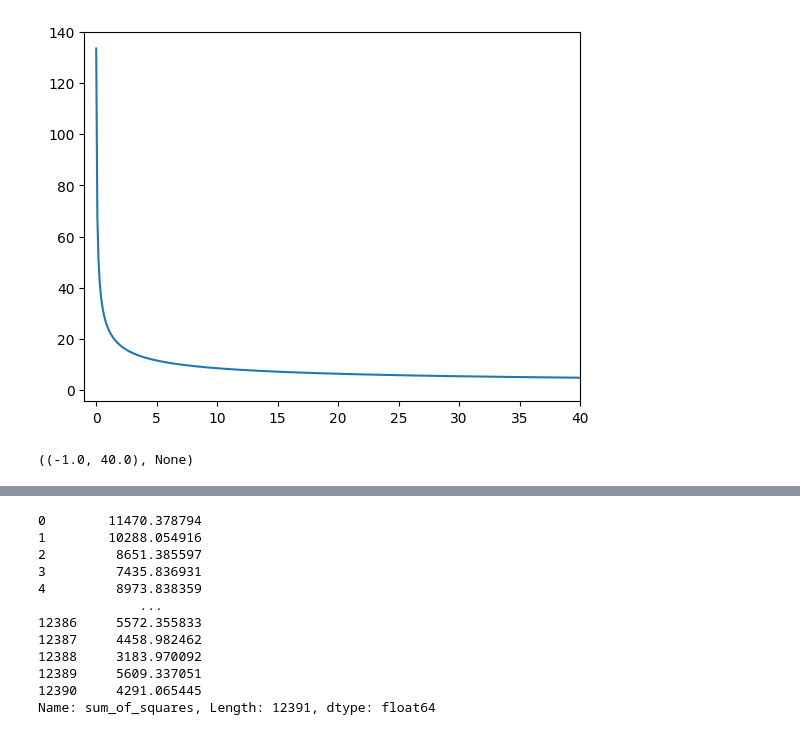
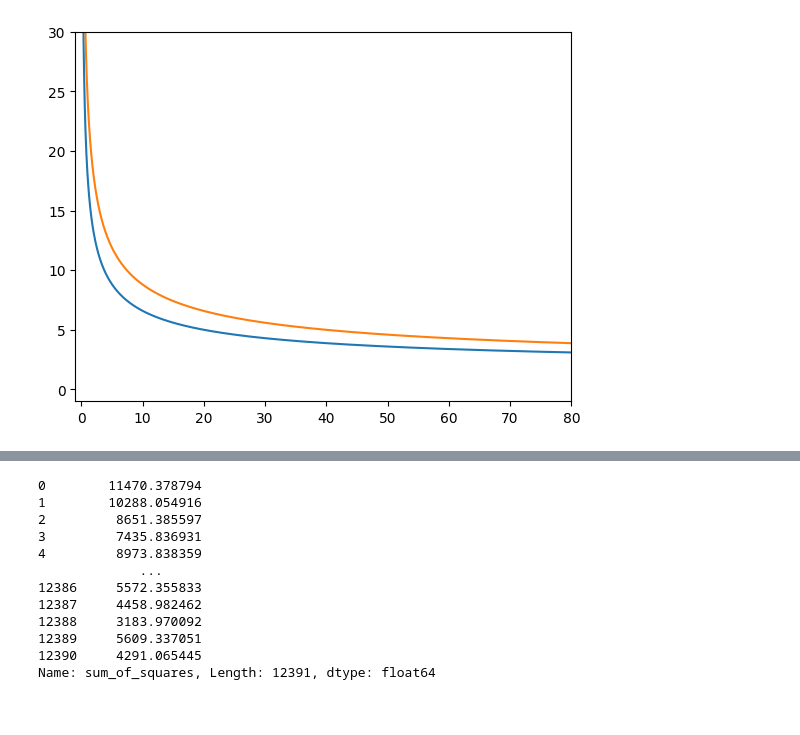
Before and after one commit to mohummudh/proton-deuteron, a Jupyter notebook: notebooks/chi2.ipynb, the cells around one changed output, grey strips where cells are left out. Cells and saved outputs as stored; diff of their text form; code cells hidden in the pictures.

```diff
--- a/notebooks/chi2.ipynb
+++ b/notebooks/chi2.ipynb
@@ -31,3 +29,10 @@ resrange = resrange*1.9
+# %%
+D_BETHE = '/Users/user/data/research/proton-deuteron/deuteron.txt'
+
+d_bethe = np.loadtxt(D_BETHE)
+dresrange = d_bethe[:, 0]
+dbb = d_bethe[:, 1]
+dresrange = np.flip(dresrange)
 # %%
 sumADC = [np.sum(cluster, axis=1)[:-1] for cluster in p['image_intensity'].values]
 p = p.copy()
@@ -40,9 +45,10 @@ p['e_diff'] = e_diff
 rr_diff = [list(range(len(cluster)-1, -1, -1)) for cluster in p['e_diff'].values]
 p['rr_diff'] = rr_diff
 # %%
-plt.plot(resrange, bb); plt.xlim(-1, 40), plt.show()
+plt.plot(resrange, bb); plt.xlim(-1, 80); plt.ylim(-1, 30)
+plt.plot(dresrange, dbb); plt.xlim(-1, 80); plt.ylim(-1, 30)
+plt.show()
 # %% [output]
-[figure, old version]
+[figure, new version]
-((-1.0, 40.0), None)
 # %%
 wirerr = resrange * (100 / 47)
```
Also changed, not shown: parts of 12 cells of this notebook.
